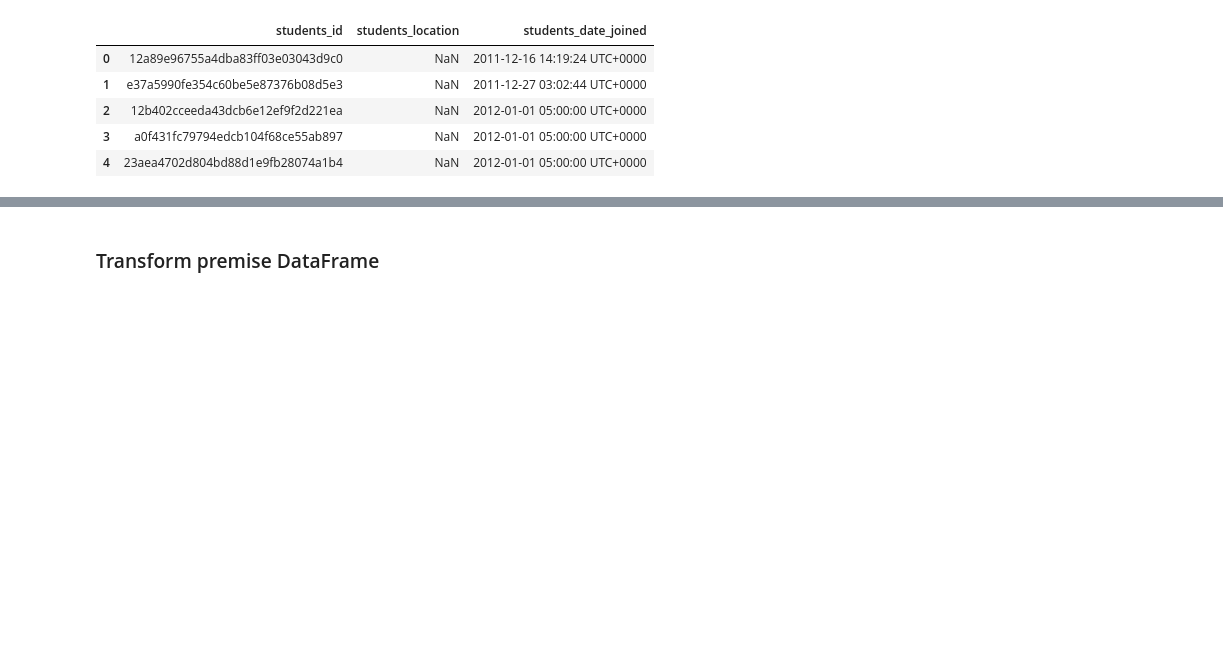
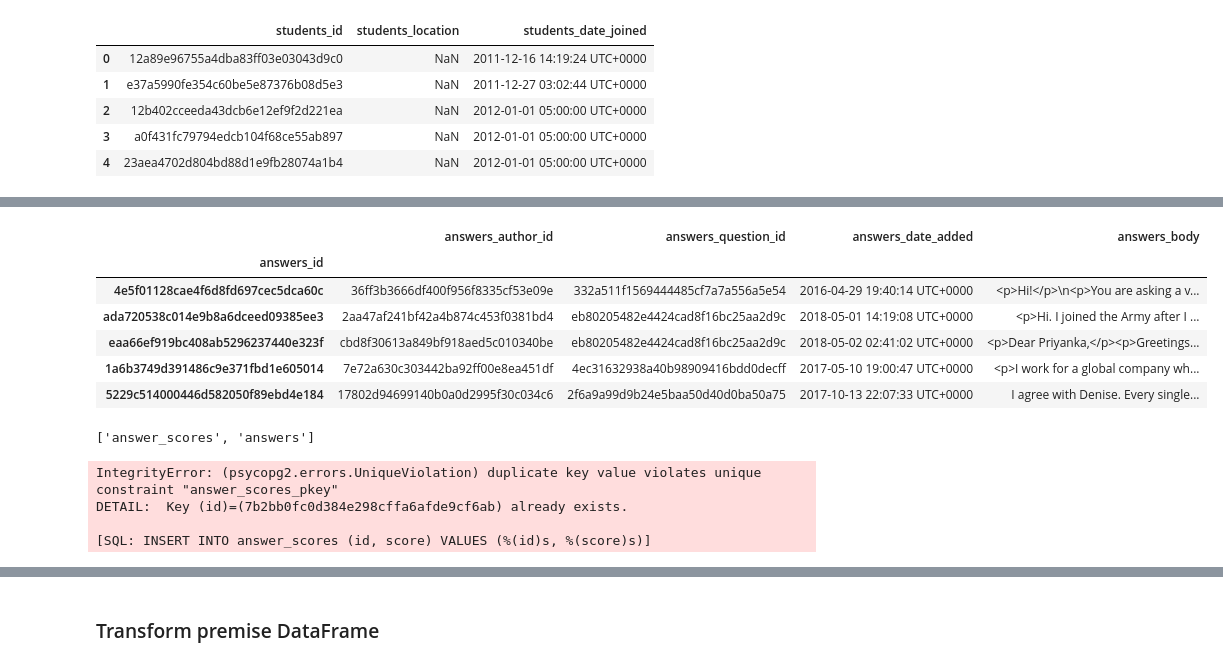
Before and after one commit to lisatian8/etl-project, a Jupyter notebook: pandas_etl_careervillage.ipynb, the cells around one changed output, grey strips where cells are left out. Cells and saved outputs as stored; diff of their text form; code cells hidden in the pictures; blank space fills up the shorter version.

```diff
--- a/pandas_etl_careervillage.ipynb
+++ b/pandas_etl_careervillage.ipynb
@@ -82,0 +178,25 @@ students_df.head()
+# %%
+# Create a filtered dataframe from specific columns
+answers_cols = ["answers_id", "answers_author_id", "answers_question_id", "answers_date_added", "answers_body"]
+answers_transformed= answers_df[answers_cols].copy()
+
+# Rename the column headers
+#answers_transformed = answers_transformed.rename(columns={"License Serial Number": "id",
+#                                                          "Premises Name": "premise_name",
+ #                                                         "County ID Code": "county_id"})
+
+# delete rows where index doesn't exist
+answers_transformed.dropna()
+# Clean the data by dropping duplicates and setting the index
+answers_transformed.drop_duplicates("answers_id", inplace=True)
+answers_transformed.set_index("answers_id", inplace=True)
+
+answers_transformed.head()
+# %% [output]
+|  | answers_author_id | answers_question_id | answers_date_added | answers_body |
+| answers_id |  |  |  |  |
+| 4e5f01128cae4f6d8fd697cec5dca60c | 36ff3b3666df400f956f8335cf53e09e | 332a511f1569444485cf7a7a556a5e54 | 2016-04-29 19:40:14 UTC+0000 | <p>Hi!</p>\n<p>You are asking a v... |
+| ada720538c014e9b8a6dceed09385ee3 | 2aa47af241bf42a4b874c453f0381bd4 | eb80205482e4424cad8f16bc25aa2d9c | 2018-05-01 14:19:08 UTC+0000 | <p>Hi. I joined the Army after I ... |
+| eaa66ef919bc408ab5296237440e323f | cbd8f30613a849bf918aed5c010340be | eb80205482e4424cad8f16bc25aa2d9c | 2018-05-02 02:41:02 UTC+0000 | <p>Dear Priyanka,</p><p>Greetings... |
+| 1a6b3749d391486c9e371fbd1e605014 | 7e72a630c303442ba92ff00e8ea451df | 4ec31632938a40b98909416bdd0decff | 2017-05-10 19:00:47 UTC+0000 | <p>I work for a global company wh... |
+| 5229c514000446d582050f89ebd4e184 | 17802d94699140b0a0d2995f30c034c6 | 2f6a9a99d9b24e5baa50d40d0ba50a75 | 2017-10-13 22:07:33 UTC+0000 | I agree with Denise. Every single... |
@@ -82,0 +207,4 @@ students_df.head()
+# %%
+engine.table_names()
+# %% [output]
+['answer_scores', 'answers']
@@ -82,0 +214,8 @@ students_df.head()
+# %%
+#answer_scores_df.to_sql(name='answer_scores', con=engine, if_exists='append', index=True)
+answer_scores_transformed.to_sql(name='answer_scores', con=engine, if_exists='append', index=True)
+# %% [output]
+IntegrityError: (psycopg2.errors.UniqueViolation) duplicate key value violates unique constraint "answer_scores_pkey"
+DETAIL:  Key (id)=(7b2bb0fc0d384e298cffa6afde9cf6ab) already exists.
+
+[SQL: INSERT INTO answer_scores (id, score) VALUES (%(id)s, %(score)s)]
```
Also changed, not shown: parts of 14 cells of this notebook.
